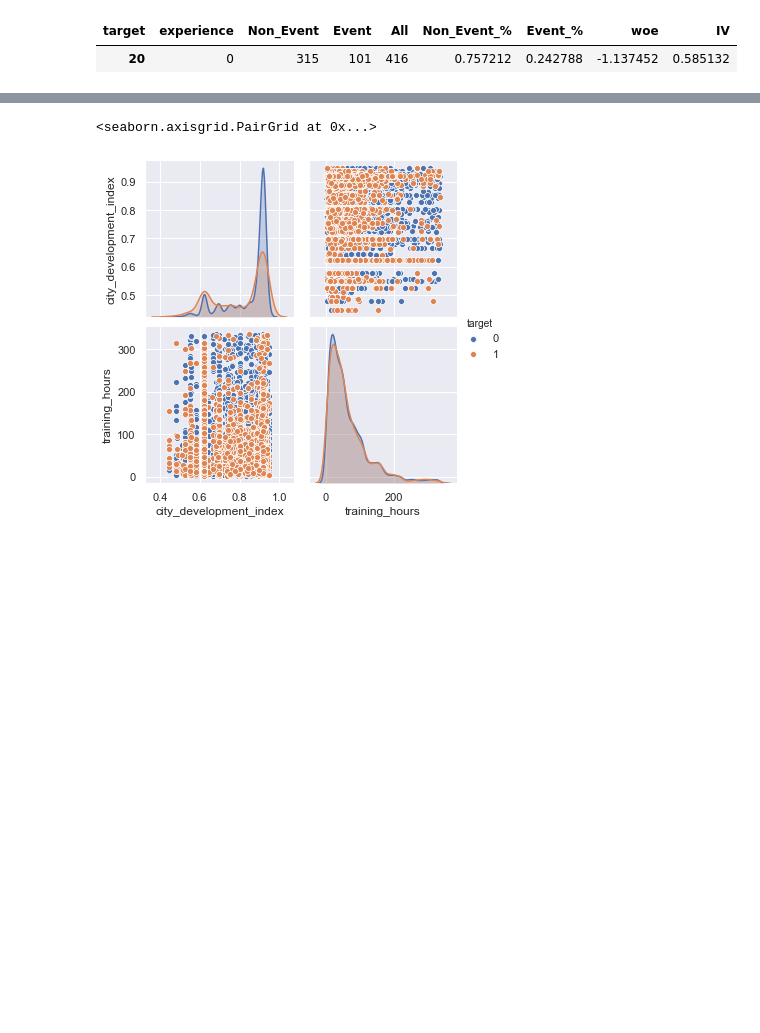
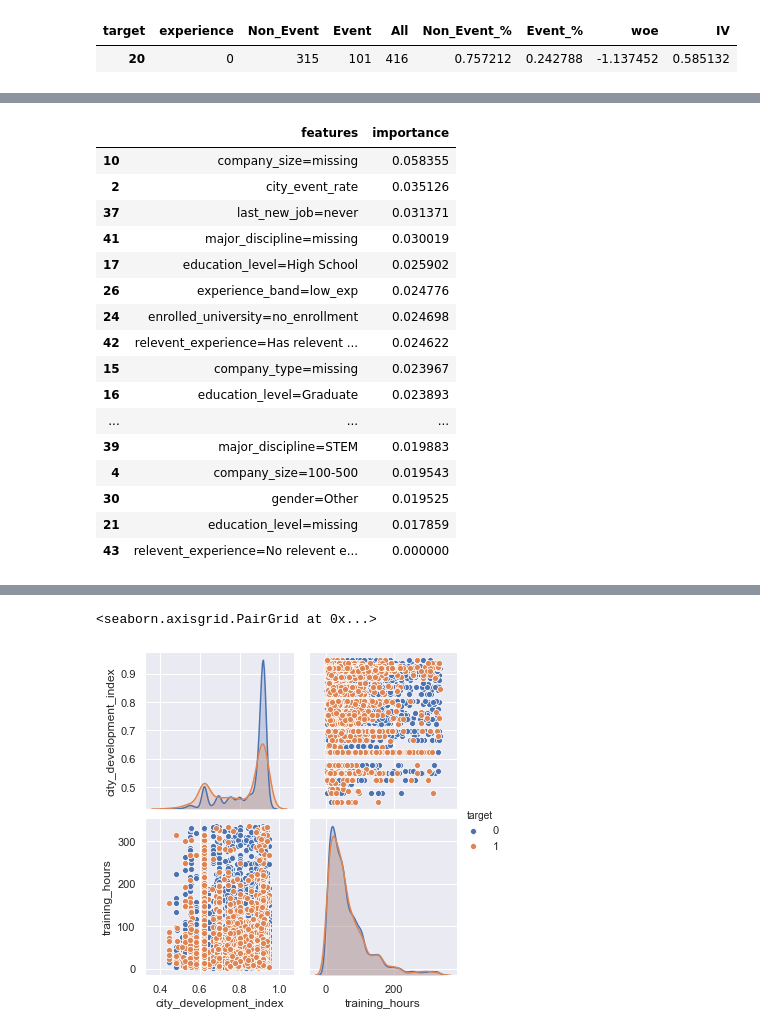
Before and after one commit to Vishnu1183/Hackathons, a Jupyter notebook: AV_HR_08May20/AV_HR_Cleaning_Feature_Engineering.ipynb, the cells around one changed output, grey strips where cells are left out. Drawn from its saved outputs; the diff is of its cells as text; code cells hidden in the pictures; blank space fills up the shorter version.

```diff
--- a/AV_HR_08May20/AV_HR_Cleaning_Feature_Engineering.ipynb
+++ b/AV_HR_08May20/AV_HR_Cleaning_Feature_Engineering.ipynb
@@ -434,0 +473,8 @@ train.experience_band = np.where(train.experience_band <= 7 , 'low_exp',np.where
+# %%
+from xgboost import XGBClassifier
+xgb = XGBClassifier(random_state = 69, colsample = 0.7, learning_rate = 0.05, subsample = 0.9,n_estimators =500)
+# %%
+features = df_train.drop(['enrollee_id','city','experience','target'],axis =1).columns
+# %%
+%%time
+xgb.fit(df_train[features],df_train.target)
@@ -434,0 +521,29 @@ train.experience_band = np.where(train.experience_band <= 7 , 'low_exp',np.where
+# %%
+# 1- getting feature importance of variables with name for XGB model
+def xgb_feature_imp(model):
+    """
+    Gives the feature importance along with variable names for an XGB Model.
+    """
+    return(pd.DataFrame({'features' : model.get_booster().feature_names, 'importance' : model.feature_importances_}).\
+           sort_values('importance',ascending = False))
+# %%
+feat_imp = xgb_feature_imp(model = xgb)
+feat_imp
+# %% [output]
+|  | features | importance |
+| 10 | company_size=missing | 0.058355 |
+| 2 | city_event_rate | 0.035126 |
+| 37 | last_new_job=never | 0.031371 |
+| 41 | major_discipline=missing | 0.030019 |
+| 17 | education_level=High School | 0.025902 |
+| 26 | experience_band=low_exp | 0.024776 |
+| 24 | enrolled_university=no_enrollment | 0.024698 |
+| 42 | relevent_experience=Has relevent ... | 0.024622 |
+| 15 | company_type=missing | 0.023967 |
+| 16 | education_level=Graduate | 0.023893 |
+| ... | ... | ... |
+| 39 | major_discipline=STEM | 0.019883 |
+| 4 | company_size=100-500 | 0.019543 |
+| 30 | gender=Other | 0.019525 |
+| 21 | education_level=missing | 0.017859 |
+| 43 | relevent_experience=No relevent e... | 0.000000 |
```
Also changed, not shown: parts of 35 cells of this notebook.
